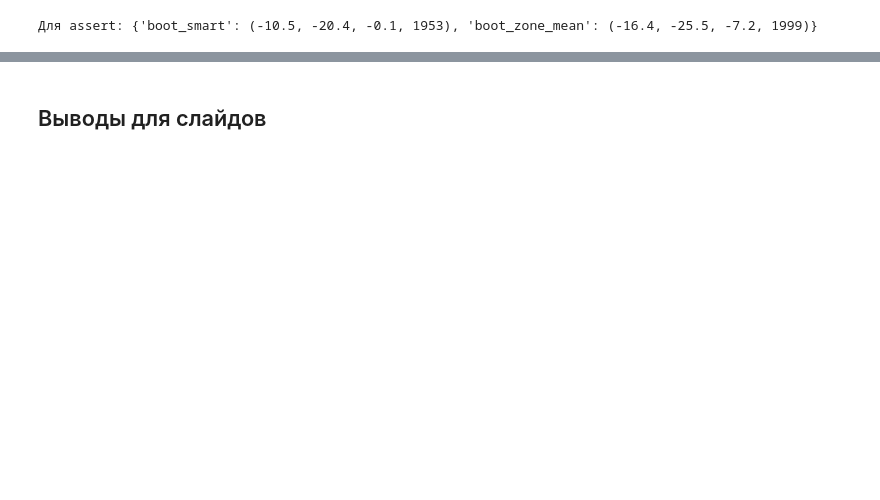
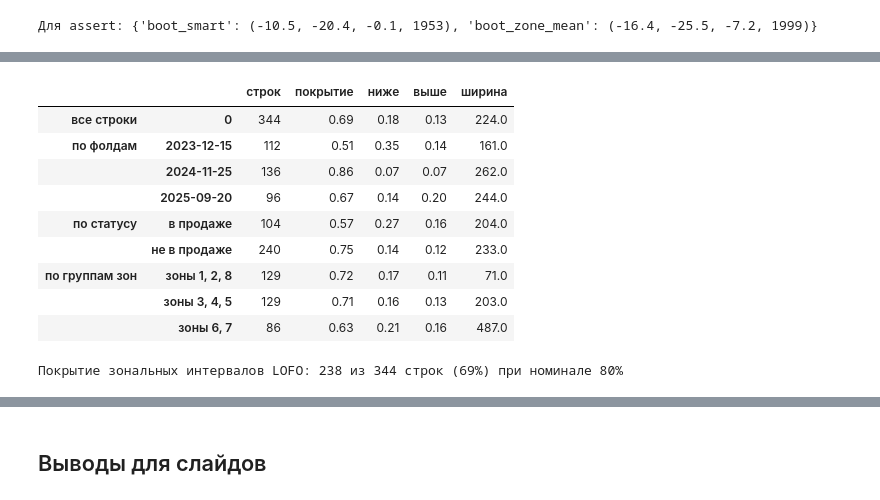
Before and after one commit to shertwg/datamatch-avangard, a Jupyter notebook: notebooks/04_report.ipynb, the cells around one changed output, grey strips where cells are left out. Saved outputs shown, nothing was run; the diff lists cells and outputs as text; code cells hidden in the pictures; blank space fills up the shorter version.

```diff
--- a/notebooks/04_report.ipynb
+++ b/notebooks/04_report.ipynb
@@ -878,0 +1049,30 @@ print("Для assert:", BOOT_KEYS)
+# %%
+def coverage(g, lo="low", hi="high"):
+    return pd.Series({"строк": len(g), "покрытие": g["y_true"].between(g[lo], g[hi]).mean(),
+                      "ниже": (g["y_true"] < g[lo]).mean(), "выше": (g["y_true"] > g[hi]).mean(),
+                      "ширина": (g[hi] - g[lo]).mean()})
+
+
+cov_z = pd.concat({
+    "все строки": coverage(lofo_z).to_frame().T,
+    "по фолдам": lofo_z.groupby("fold")[lofo_z.columns].apply(coverage),
+    "по статусу": lofo_z.groupby(lofo_z["in_sale"].map(STATUS))[lofo_z.columns].apply(coverage),
+    "по группам зон": lofo_z.groupby(lofo_z["zgroup"].map(GROUP_LABEL))[lofo_z.columns].apply(coverage),
+})
+cov_z["строк"] = cov_z["строк"].astype(int)
+display(cov_z.round({"покрытие": 2, "ниже": 2, "выше": 2, "ширина": 0}))
+COV_ZONE = (int(lofo_z["covered"].sum()), len(lofo_z))
+print(f"Покрытие зональных интервалов LOFO: {COV_ZONE[0]} из {COV_ZONE[1]} строк ({COV_ZONE[0] / COV_ZONE[1]:.0%}) "
+      f"при номинале {Q_HI - Q_LO:.0%}")
+# %% [output]
+|  |  | строк | покрытие | ниже | выше | ширина |
+| все строки | 0 | 344 | 0.69 | 0.18 | 0.13 | 224.0 |
+| по фолдам | 2023-12-15 | 112 | 0.51 | 0.35 | 0.14 | 161.0 |
+|  | 2024-11-25 | 136 | 0.86 | 0.07 | 0.07 | 262.0 |
+|  | 2025-09-20 | 96 | 0.67 | 0.14 | 0.20 | 244.0 |
+| по статусу | в продаже | 104 | 0.57 | 0.27 | 0.16 | 204.0 |
+|  | не в продаже | 240 | 0.75 | 0.14 | 0.12 | 233.0 |
+| по группам зон | зоны 1, 2, 8 | 129 | 0.72 | 0.17 | 0.11 | 71.0 |
+|  | зоны 3, 4, 5 | 129 | 0.71 | 0.16 | 0.13 | 203.0 |
+|  | зоны 6, 7 | 86 | 0.63 | 0.21 | 0.16 | 487.0 |
+Покрытие зональных интервалов LOFO: 238 из 344 строк (69%) при номинале 80%
```
Also changed, not shown: parts of 16 cells of this notebook, 7 other files.
